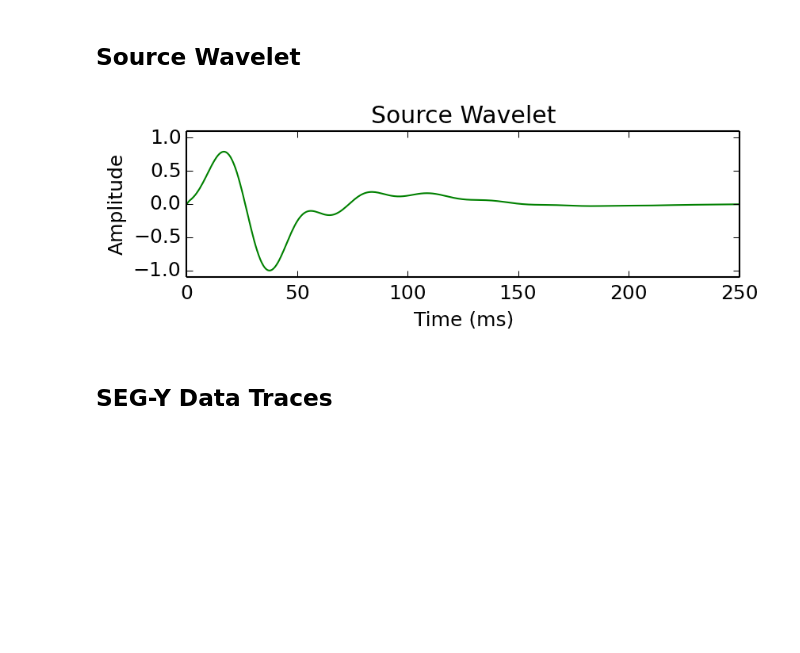
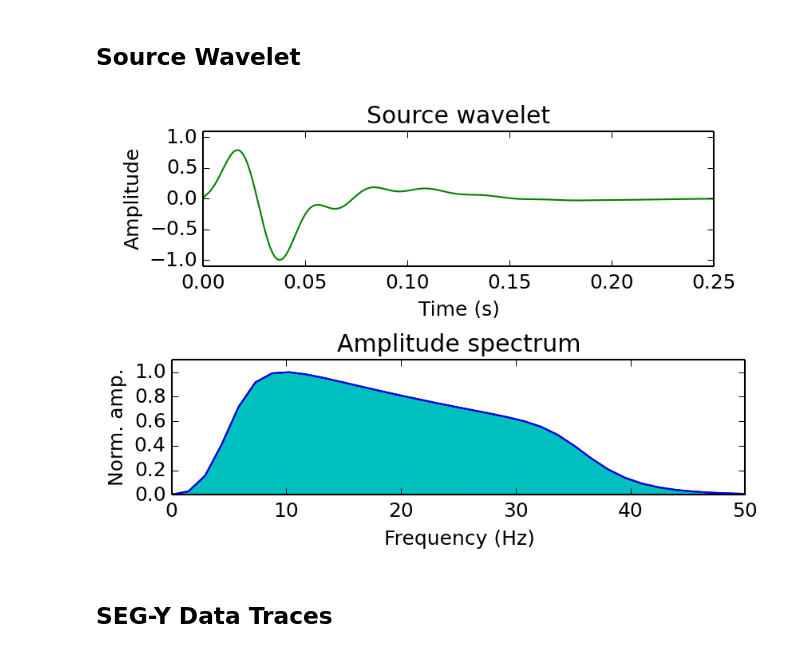
Before and after one commit to bsmithyman/IPyNB-SEG2014FWIBenchmark, a Jupyter notebook: SEG 2014 Chevron Initial.ipynb, the cells around one changed output. Saved outputs shown, nothing was run; the diff lists cells and outputs as text; code cells hidden in the pictures; blank space fills up the shorter version.

```diff
--- a/SEG 2014 Chevron Initial.ipynb
+++ b/SEG 2014 Chevron Initial.ipynb
@@ -86,8 +86,9 @@ DX, DZ = [12.5, 5.0] # m
 # Plotting extents
 MODEL_EXTENT = km2lu(arr((0, 47.7375, 5.995, 0))) # x0, x1, z1, z0; all in km
 WELL_EXTENT = (1500, 4500, m2lu(1000), m2lu(2450)) # v0, v1 in m/s; z0, z1 in km
-WAVELET_EXTENT = (0, 250, -1.1, 1.1) # t0, t1 in ms; relative amps
+WAVELET_EXTENT = (0, 0.250, -1.1, 1.1) # t0, t1 in ms; relative amps
 WAVELET_SAMPR = 2. / 3e3 # sample rate in seconds
+SPECTRUM_EXTENT = (0, 50, 0, 1.1) # f0, f1, p0, p1
 
 # Array depths
 SOURCE_DEPTH = m2lu(15) # m
@@ -219,19 +222,36 @@ Velocity range: 1510.0–4218.9 m/s
 # %%
 with open(DATA_DIRECTORY + '/Wavelet.txt') as fp:
     lines = fp.readlines()
-    sourceWavelet = np.array([float(line) for line in lines[1:]])
-    sourceWaveletTime = np.linspace(0, WAVELET_SAMPR*(len(sourceWavelet)-1), len(sourceWavelet))
-    sourceWavelet = np.array([sourceWaveletTime, sourceWavelet / abs(sourceWavelet).max()]).T
+
+sourceWavelet = np.array([float(line) for line in lines[1:]])
+sourceWaveletTime = np.linspace(0, WAVELET_SAMPR*(len(sourceWavelet)-1), len(sourceWavelet))
+sourceWavelet = np.array([sourceWaveletTime, sourceWavelet]).T
+
+sourceSpectrum = np.abs(np.fft.fft(sourceWavelet[:,1]))
+freqs = np.fft.fftfreq(len(sourceWavelet), WAVELET_SAMPR)
+idx = np.argsort(freqs)
+idx = idx[len(idx) / 2:]
-# %%
-fig = plt.figure()
-ax = fig.add_subplot(2,1,1, aspect=0.3e2)
-ax.xaxis.set_label_text('Time (ms)')
-ax.yaxis.set_label_text('Amplitude')
-ax.set_title('Source Wavelet')
-ax.axis(WAVELET_EXTENT)
-pt = ax.plot(sourceWavelet[:,0] * 1e3, sourceWavelet[:,1], 'g-')
-# %% [output]
-[figure, removed]
+# %%
+fig = plt.figure()
+
+ax1 = fig.add_subplot(2,1,1, aspect=0.3e-1)
+ax1.xaxis.set_label_text('Time (s)')
+ax1.yaxis.set_label_text('Amplitude')
+ax1.set_title('Source wavelet')
+ax1.axis(WAVELET_EXTENT)
+pt = ax1.plot(sourceWavelet[:,0], sourceWavelet[:,1] / abs(sourceWavelet[:,1]).max(), 'g-')
+
+ax2 = fig.add_subplot(2,1,2)
+ax2.xaxis.set_label_text('Frequency (Hz)')
+ax2.yaxis.set_label_text('Norm. amp.')
+ax2.set_title('Amplitude spectrum')
+ax2.axis(SPECTRUM_EXTENT)
+fi = ax2.fill(freqs[idx], sourceSpectrum[idx] / abs(sourceSpectrum).max(), 'c')
+pt = ax2.plot(freqs[idx], sourceSpectrum[idx]  / abs(sourceSpectrum).max(), 'b')
+
+fig.tight_layout()
+# %% [output]
+[figure, added]
 # %% [markdown]
 ## SEG-Y Data Traces
 # %%
```
Also changed, not shown: parts of 2 cells of this notebook.
